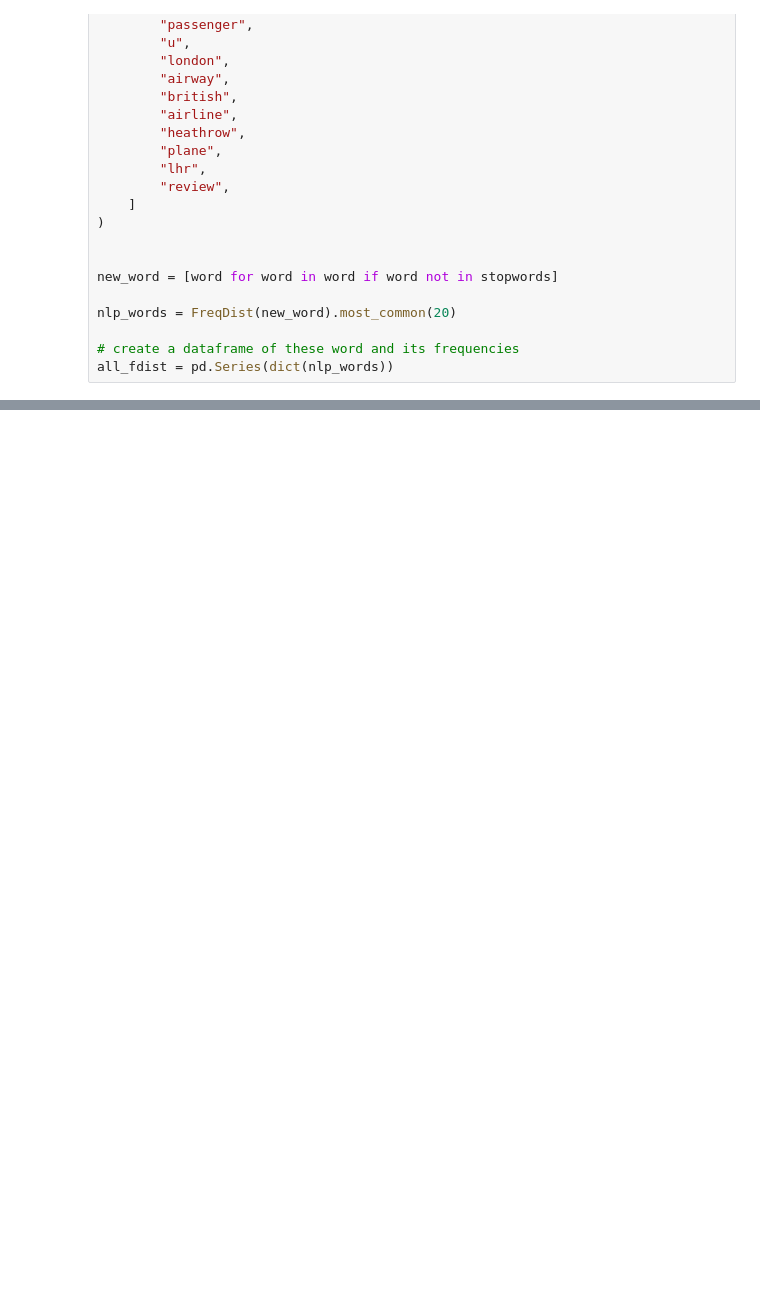
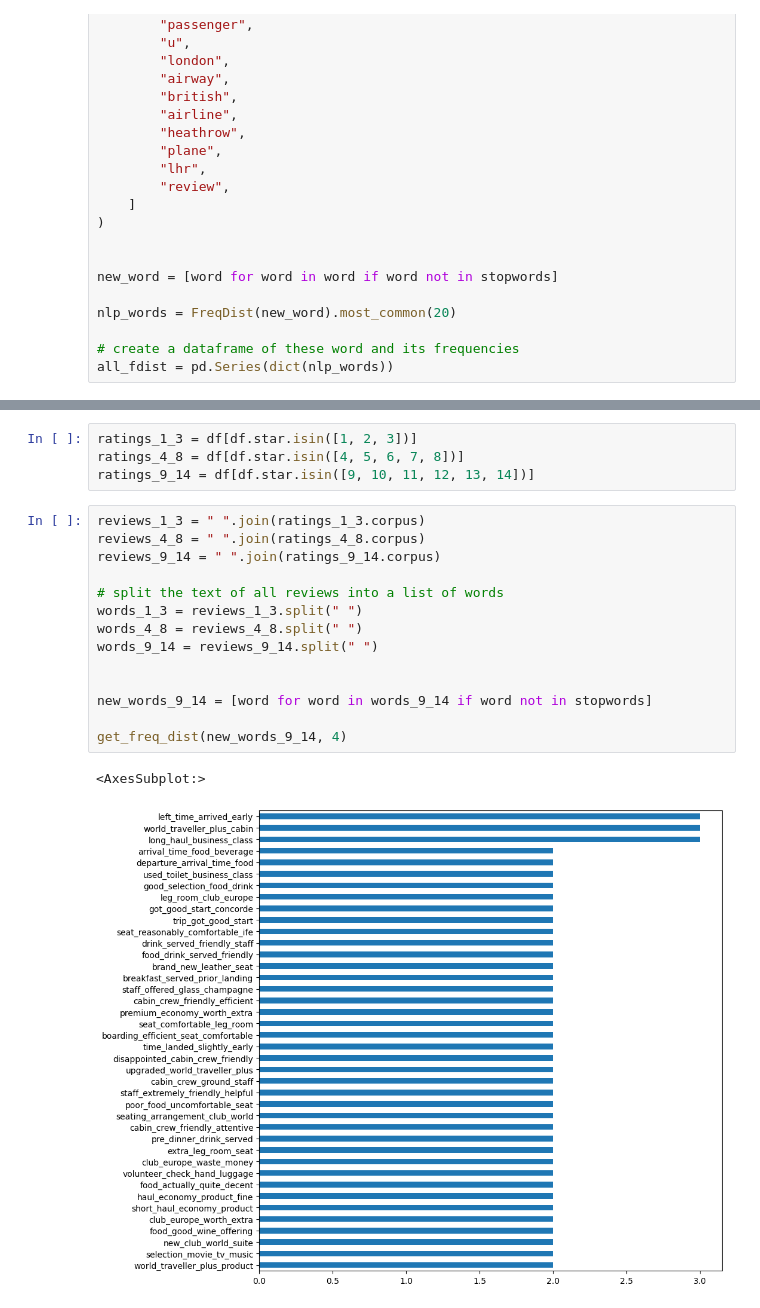
Before and after one commit to sushantsekhar1/british-airways-web-scrapper, a Jupyter notebook: EDA/eda_perform.ipynb, the cells around one changed output, grey strips where cells are left out. Drawn from its saved outputs; the diff is of its cells as text; blank space fills up the shorter version.

```diff
--- a/EDA/eda_perform.ipynb
+++ b/EDA/eda_perform.ipynb
@@ -213,0 +327,21 @@ all_fdist = pd.Series(dict(nlp_words))
+# %%
+ratings_1_3 = df[df.star.isin([1, 2, 3])]
+ratings_4_8 = df[df.star.isin([4, 5, 6, 7, 8])]
+ratings_9_14 = df[df.star.isin([9, 10, 11, 12, 13, 14])]
+# %%
+reviews_1_3 = " ".join(ratings_1_3.corpus)
+reviews_4_8 = " ".join(ratings_4_8.corpus)
+reviews_9_14 = " ".join(ratings_9_14.corpus)
+
+# split the text of all reviews into a list of words
+words_1_3 = reviews_1_3.split(" ")
+words_4_8 = reviews_4_8.split(" ")
+words_9_14 = reviews_9_14.split(" ")
+
+
+new_words_9_14 = [word for word in words_9_14 if word not in stopwords]
+
+get_freq_dist(new_words_9_14, 4)
+# %% [output]
+<AxesSubplot:>
+[figure, added]
```
Also changed, not shown: parts of 27 cells of this notebook.
